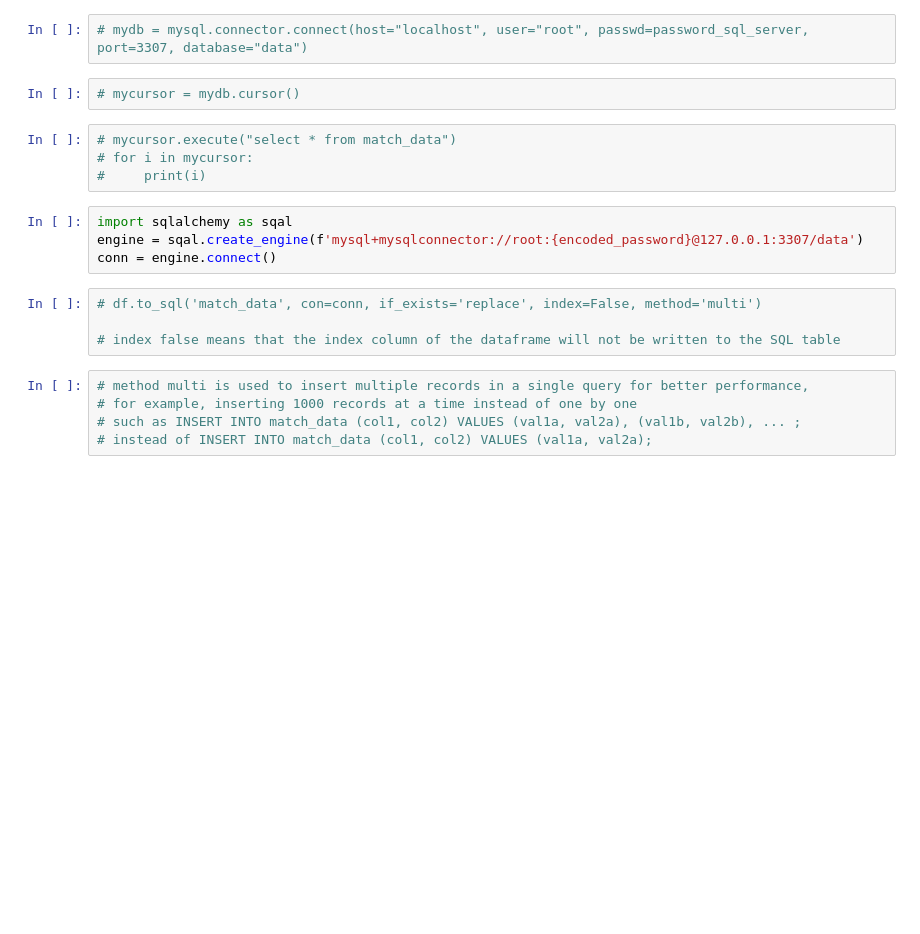
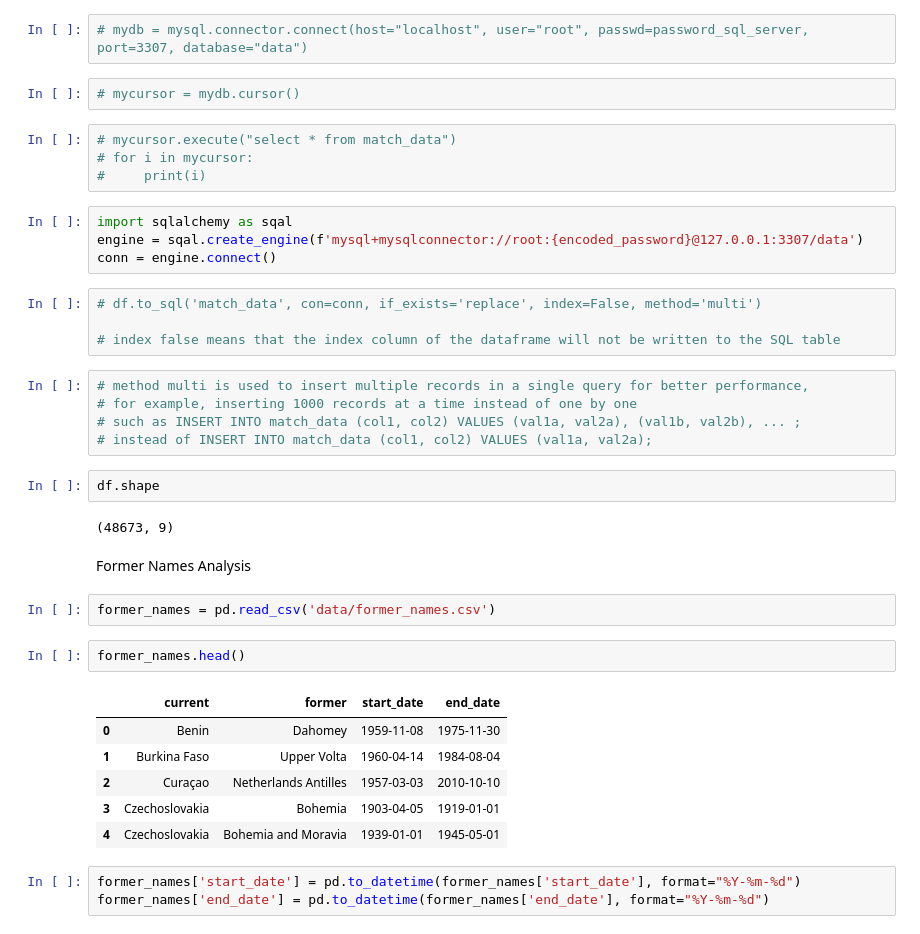
Before and after one commit to Dapinder-Kaur/Sports-Data-Analysis, a Jupyter notebook: src/football_data.ipynb, the cells around one changed output. Cells and saved outputs as stored; diff of their text form; blank space fills up the shorter version.

```diff
--- a/src/football_data.ipynb
+++ b/src/football_data.ipynb
@@ -279,3 +231,23 @@ conn = engine.connect()
 # for example, inserting 1000 records at a time instead of one by one
 # such as INSERT INTO match_data (col1, col2) VALUES (val1a, val2a), (val1b, val2b), ... ;
 # instead of INSERT INTO match_data (col1, col2) VALUES (val1a, val2a);
+# %%
+df.shape
+# %% [output]
+(48673, 9)
+# %% [markdown]
+Former Names Analysis
+# %%
+former_names = pd.read_csv('data/former_names.csv')
+# %%
+former_names.head()
+# %% [output]
+|  | current | former | start_date | end_date |
+| 0 | Benin | Dahomey | 1959-11-08 | 1975-11-30 |
+| 1 | Burkina Faso | Upper Volta | 1960-04-14 | 1984-08-04 |
+| 2 | Curaçao | Netherlands Antilles | 1957-03-03 | 2010-10-10 |
+| 3 | Czechoslovakia | Bohemia | 1903-04-05 | 1919-01-01 |
+| 4 | Czechoslovakia | Bohemia and Moravia | 1939-01-01 | 1945-05-01 |
+# %%
+former_names['start_date'] = pd.to_datetime(former_names['start_date'], format="%Y-%m-%d")
+former_names['end_date'] = pd.to_datetime(former_names['end_date'], format="%Y-%m-%d")
```
Also changed, not shown: parts of 48 cells of this notebook, 5 other files.
